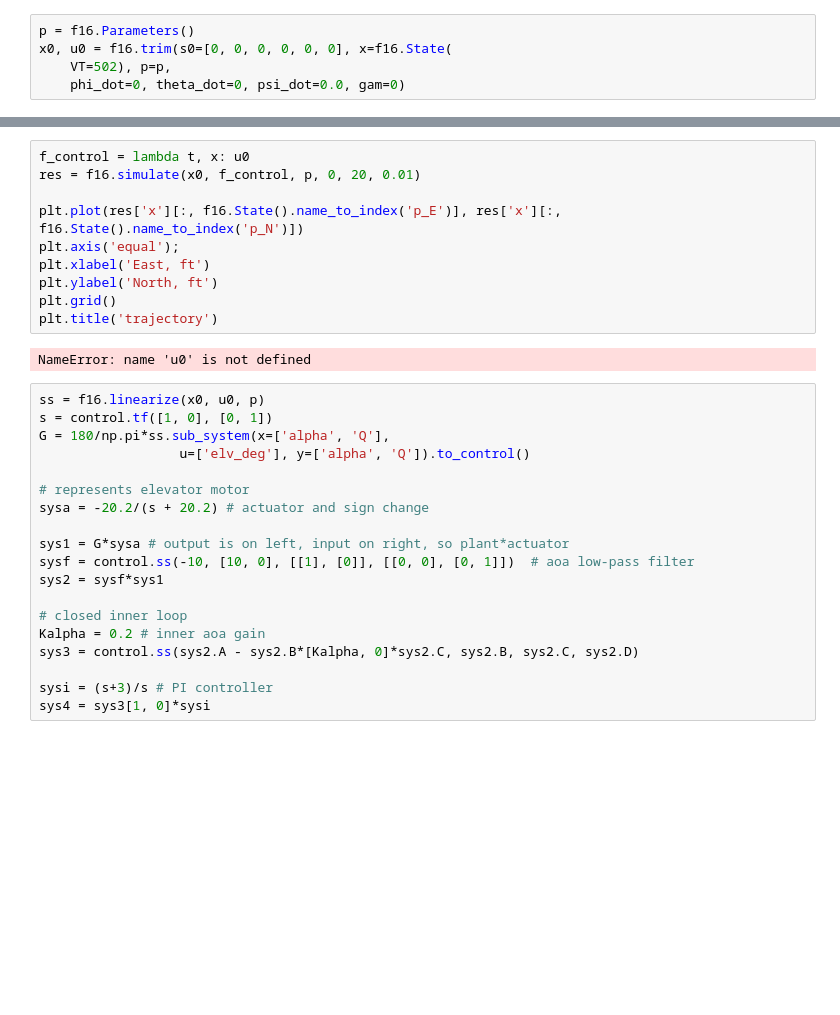
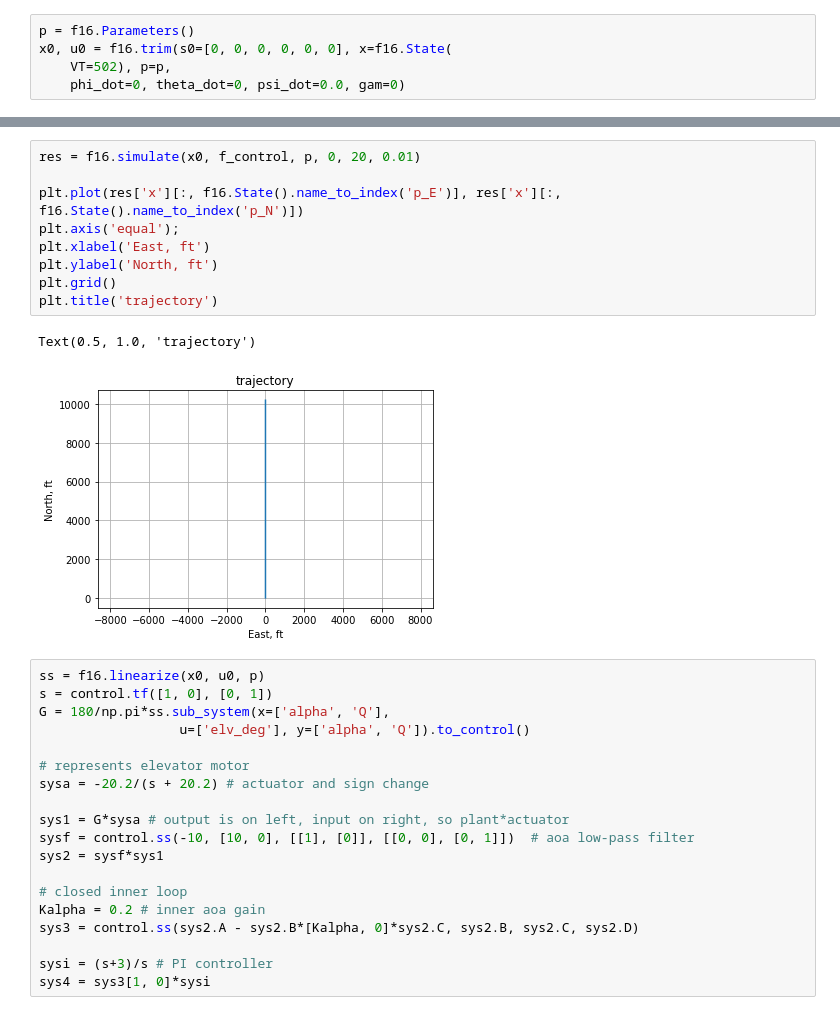
Before and after one commit to jgoppert/aae497-f19, a Jupyter notebook: python/lectures/2-F16-Intro.ipynb, the cells around one changed output, grey strips where cells are left out. Drawn from its saved outputs; the diff is of its cells as text; blank space fills up the shorter version.

```diff
--- a/python/lectures/2-F16-Intro.ipynb
+++ b/python/lectures/2-F16-Intro.ipynb
@@ -27,15 +38,15 @@ Control(thtl=DM(0.138556), ail_deg=DM(0), elv_deg=DM(-0.75878), rdr_deg=DM(0))
 # %%
-f_control = lambda t, x: u0
 res = f16.simulate(x0, f_control, p, 0, 20, 0.01)
 
 plt.plot(res['x'][:, f16.State().name_to_index('p_E')], res['x'][:, f16.State().name_to_index('p_N')])
 plt.axis('equal');
 plt.xlabel('East, ft')
 plt.ylabel('North, ft')
 plt.grid()
 plt.title('trajectory')
 # %% [output]
-NameError: name 'u0' is not defined
+Text(0.5, 1.0, 'trajectory')
+[figure, added]
 # %%
 ss = f16.linearize(x0, u0, p)
 s = control.tf([1, 0], [0, 1])
```
Also changed, not shown: parts of 3 cells of this notebook.
